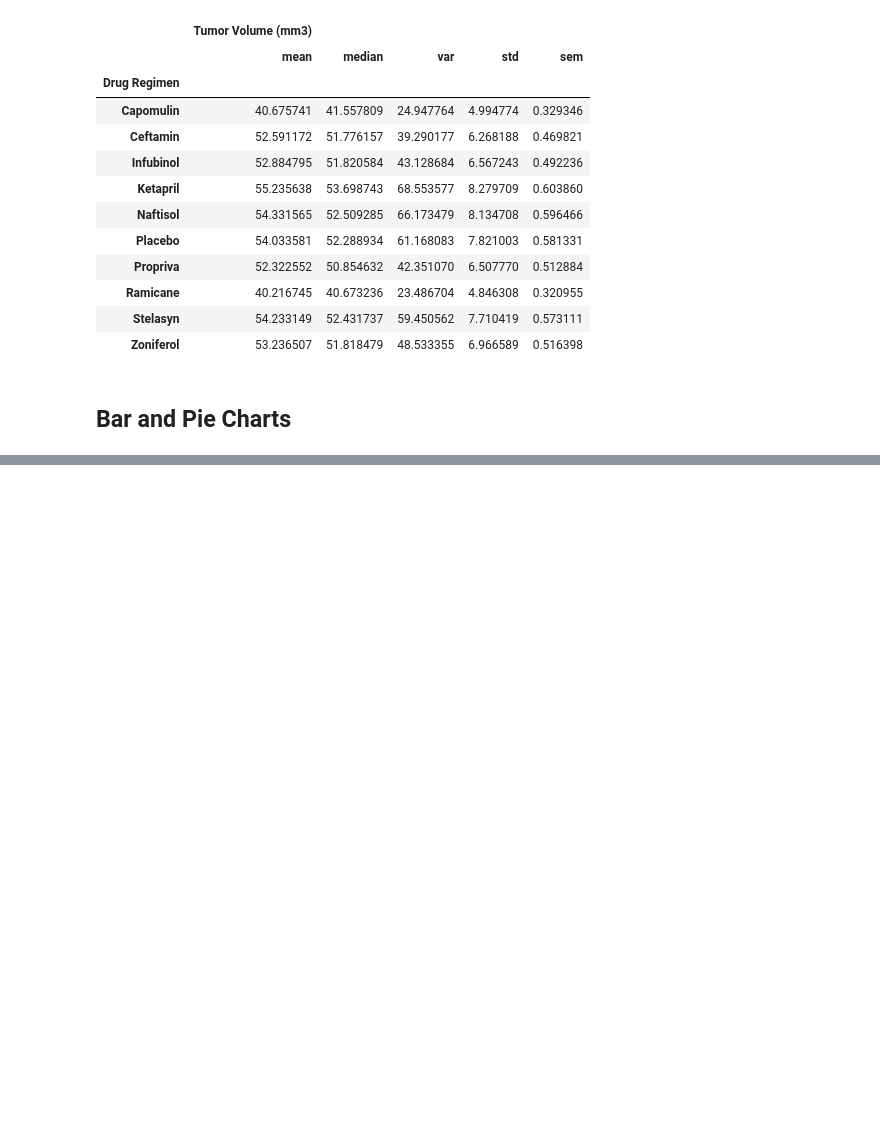
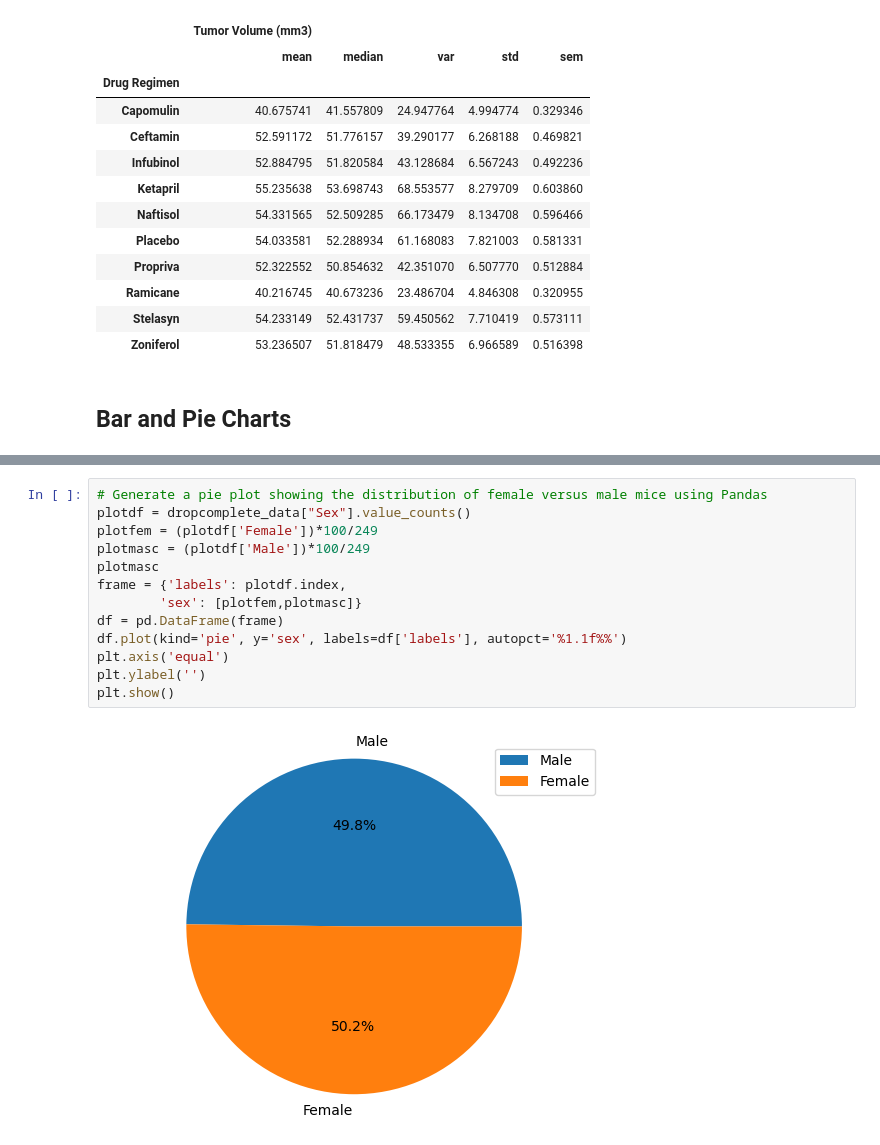
Before and after one commit to Fuy98/Challenge-5, a Jupyter notebook: Challenge-5.ipynb, the cells around one changed output, grey strips where cells are left out. Cells and saved outputs as stored; diff of their text form; blank space fills up the shorter version.

```diff
--- a/Challenge-5.ipynb
+++ b/Challenge-5.ipynb
@@ -206,0 +232,15 @@ study_results
+# %%
+# Generate a pie plot showing the distribution of female versus male mice using Pandas
+plotdf = dropcomplete_data["Sex"].value_counts()
+plotfem = (plotdf['Female'])*100/249
+plotmasc = (plotdf['Male'])*100/249
+plotmasc
+frame = {'labels': plotdf.index,
+        'sex': [plotfem,plotmasc]}
+df = pd.DataFrame(frame)
+df.plot(kind='pie', y='sex', labels=df['labels'], autopct='%1.1f%%')
+plt.axis('equal')
+plt.ylabel('')
+plt.show()
+# %% [output]
+[figure, added]
```
Also changed, not shown: parts of 16 cells of this notebook.
